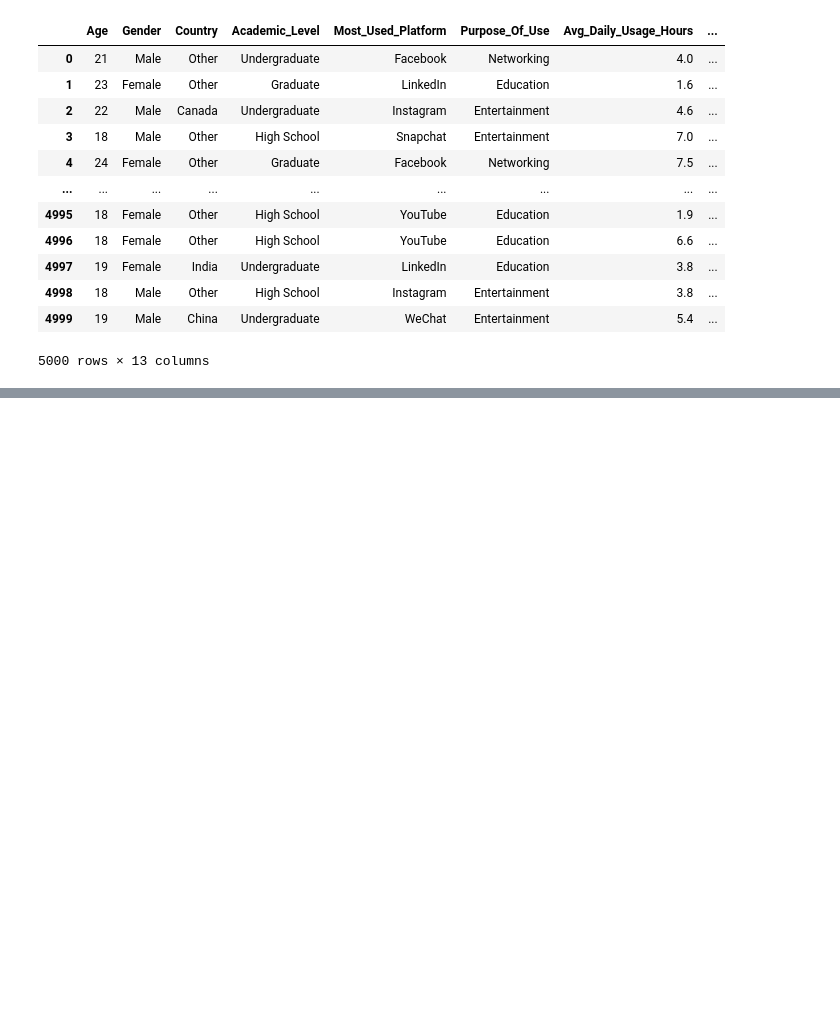
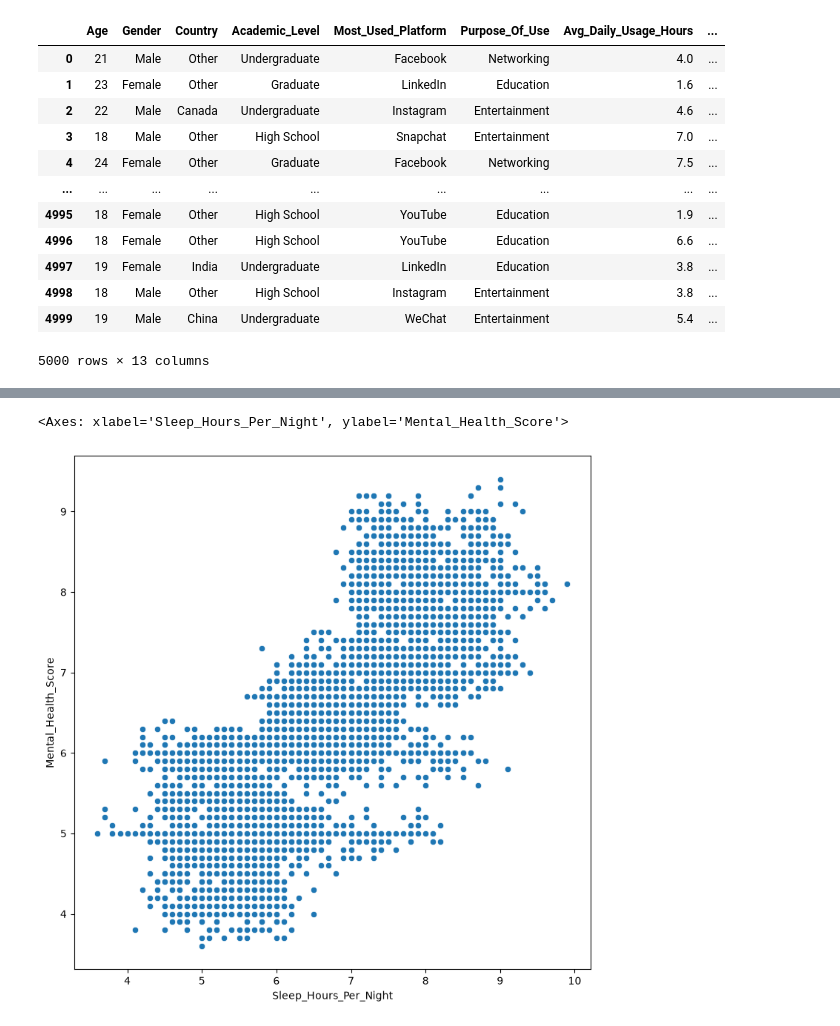
Before and after one commit to AnuragBikashBaruah/PsycheScore, a Jupyter notebook: notebooks/01_EDA.ipynb, the cells around one changed output, grey strips where cells are left out. Drawn from its saved outputs; the diff is of its cells as text; code cells hidden in the pictures; blank space fills up the shorter version.

```diff
--- a/notebooks/01_EDA.ipynb
+++ b/notebooks/01_EDA.ipynb
@@ -126,0 +158,6 @@ cols=['Age','Avg_Daily_Usage_Hours','Daily_Unlocks','Study_Hours','Physical_Acti
+# %%
+fig=plt.figure(figsize=(9,9))
+sns.scatterplot(y='Mental_Health_Score',x='Sleep_Hours_Per_Night',data=df)
+# %% [output]
+<Axes: xlabel='Sleep_Hours_Per_Night', ylabel='Mental_Health_Score'>
+[figure, added]
```
Also changed, not shown: parts of 14 cells of this notebook.
